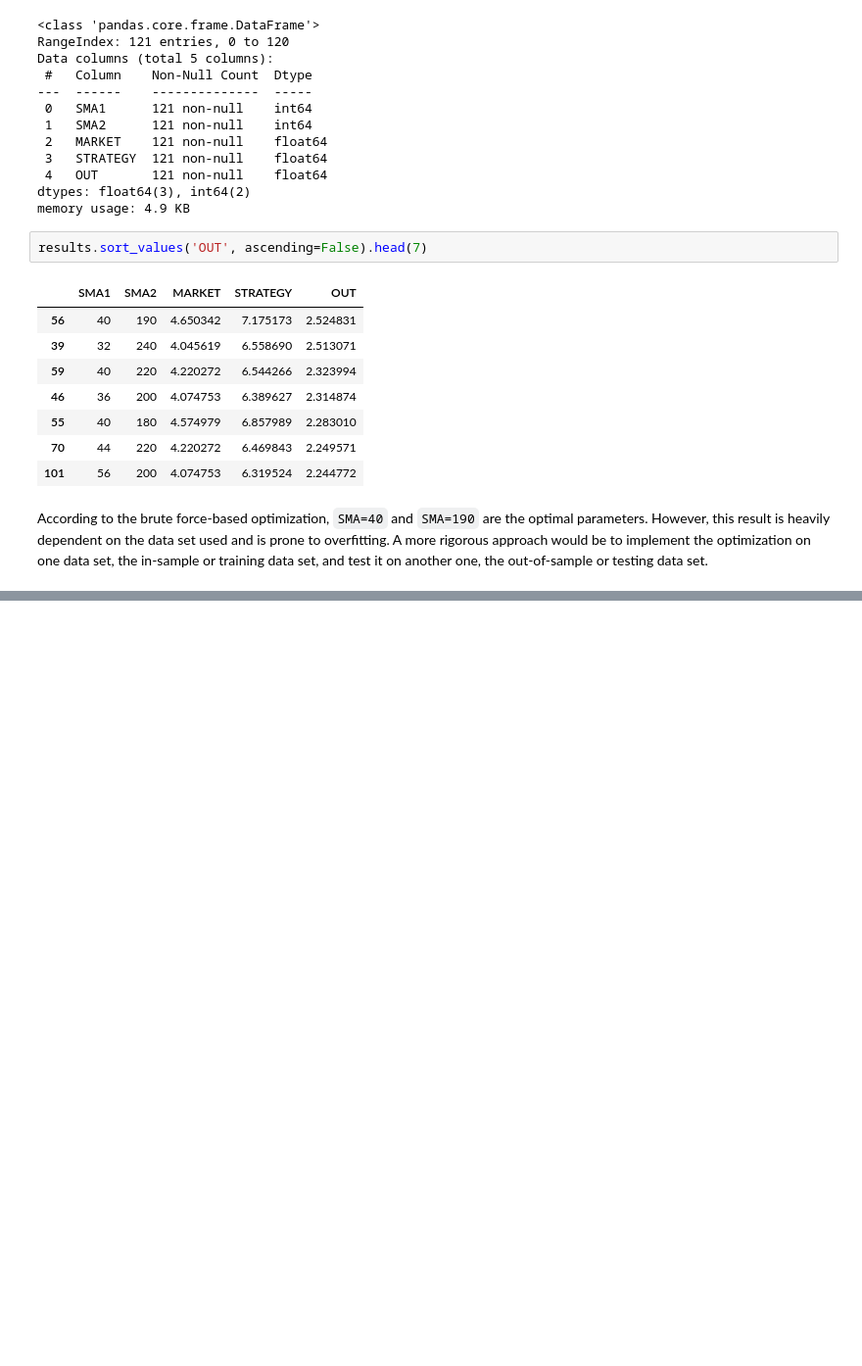
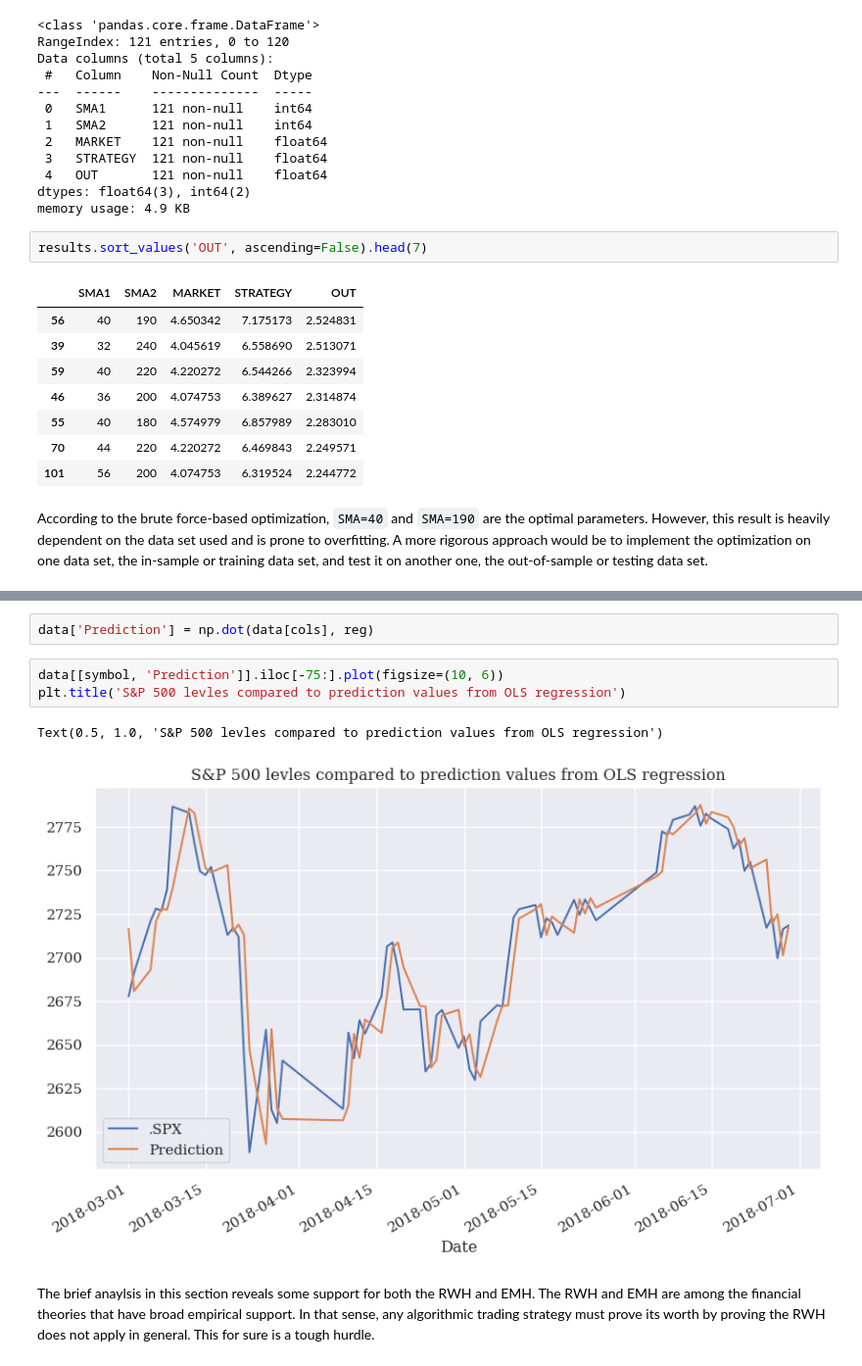
Before and after one commit to ahn283/finance, a Jupyter notebook: python_for_finance/trading_strategy.ipynb, the cells around one changed output, grey strips where cells are left out. Shown at 98% size. Drawn from its saved outputs; the diff is of its cells as text; blank space fills up the shorter version.

Commit message:
update tradingstrategies

```diff
--- a/python_for_finance/trading_strategy.ipynb
+++ b/python_for_finance/trading_strategy.ipynb
@@ -200,0 +252,10 @@ According to the brute force-based optimization, `SMA=40` and `SMA=190` are the
+# %%
+data['Prediction'] = np.dot(data[cols], reg)
+# %%
+data[[symbol, 'Prediction']].iloc[-75:].plot(figsize=(10, 6))
+plt.title('S&P 500 levles compared to prediction values from OLS regression')
+# %% [output]
+Text(0.5, 1.0, 'S&P 500 levles compared to prediction values from OLS regression')
+[figure, added]
+# %% [markdown]
+The brief anaylsis in this section reveals some support for both the RWH and EMH. The RWH and EMH are among the financial theories that have broad empirical support. In that sense, any algorithmic trading strategy must prove its worth by proving the RWH does not apply in general. This for sure is a tough hurdle.
```
Also changed, not shown: parts of 82 cells of this notebook.
